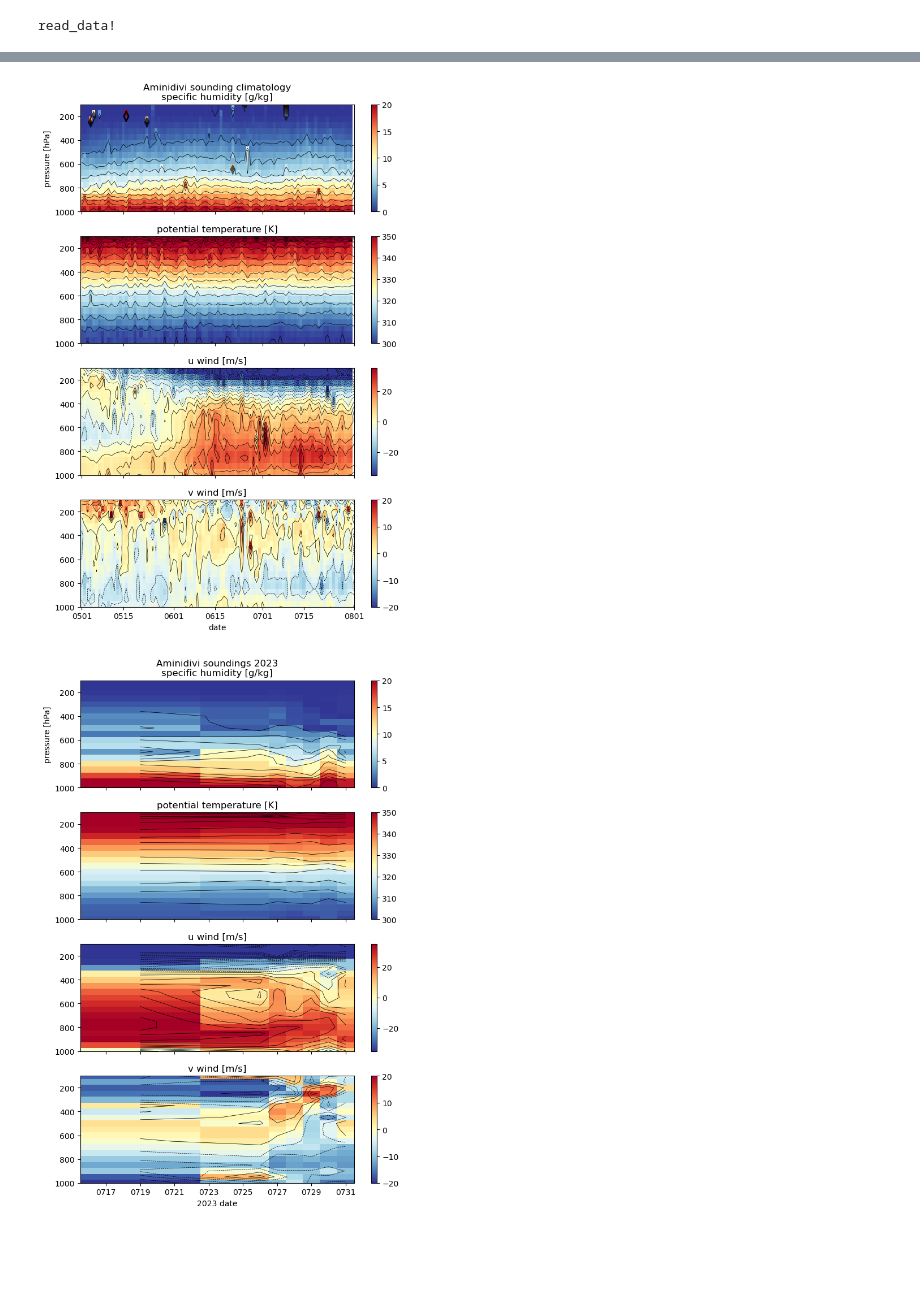
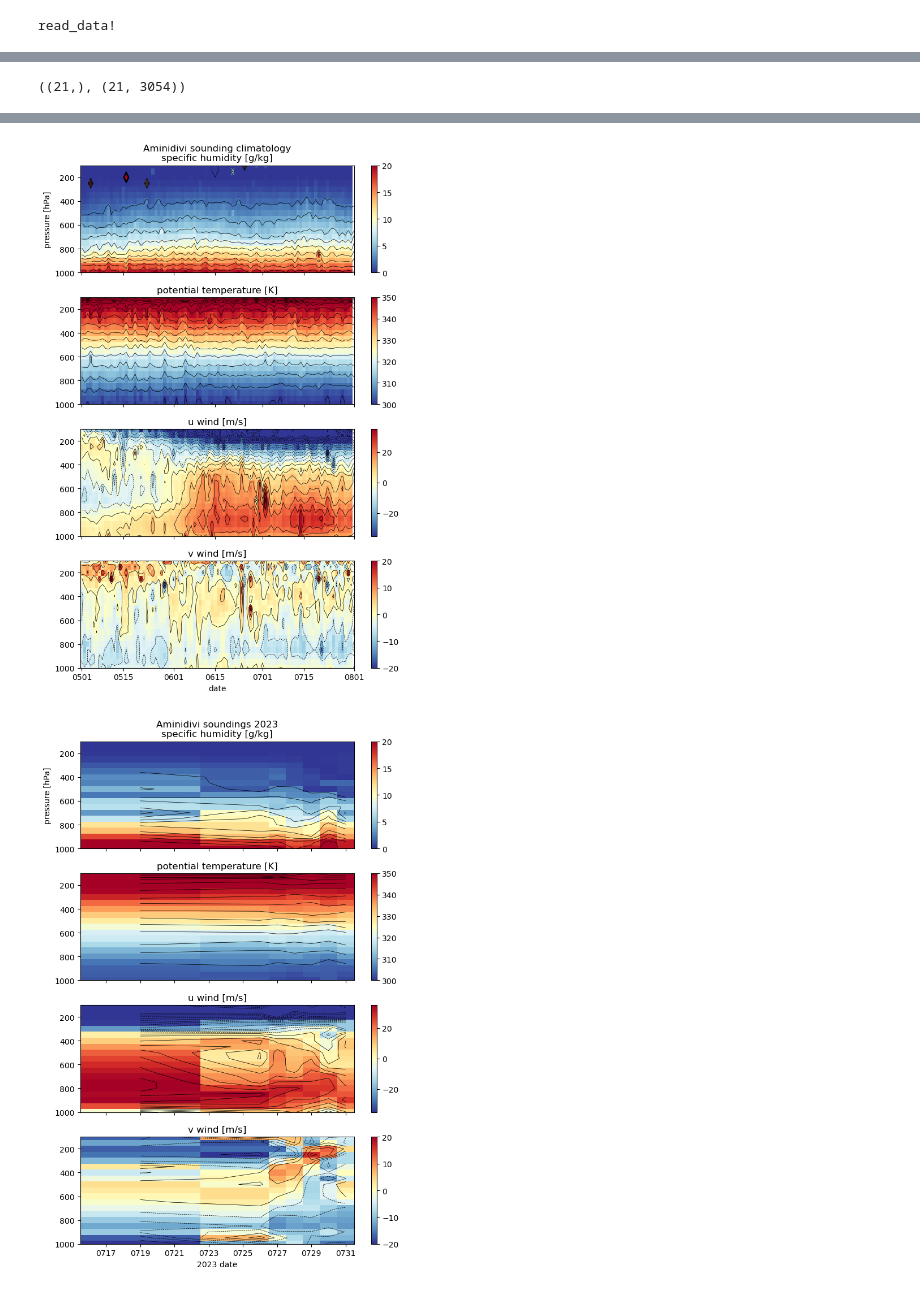
Before and after one commit to deszoeke/ASTRAL-soundings, a Jupyter notebook: src/amini_sond.ipynb, the cells around one changed output, grey strips where cells are left out. Drawn from its saved outputs; the diff is of its cells as text; code cells hidden in the pictures; blank space fills up the shorter version.

Commit message:
filtering on Amini plots

```diff
--- a/src/amini_sond.ipynb
+++ b/src/amini_sond.ipynb
@@ -424,3 +420,10 @@ Processing file: aminidivi20250715_0000.nc with datetime: 2025-07-15T00:00:00
+# %%
+# deglitch positive humidity spikes
+bad = spechum .> qs.(1e2.*plevs, temperature)
+spechum[findall(.!ismissing.(bad) .&& bad)] .= missing
+# doesn't get all glitches
+# %% [output]
+((21,), (21, 3054))
 # %%
 # compute profile climatology for each date of the monsoon season
 mddt = monthday.(dts)
@@ -465,41 +468,41 @@ pd = permutedims
 trm(x) = x[1:end-1, fit[1:end-1]]
 
 ax=axs[1]
-pc = ax.pcolormesh(dt.-Hour(12), plevs, 1e3*trm(c_q), vmin=0, vmax=20, cmap=PyPlot.cm.RdYlBu_r, shading="auto")
+pc = ax.pcolormesh(dt.-Hour(12), plevs.+25, 1e3*trm(c_q), vmin=0, vmax=20, cmap=PyPlot.cm.RdYlBu_r, shading="auto")
 colorbar(pc)
 cr = ax.contour(dt, plevs, 1e3*c_q[:,fit], levels=0:2:24, colors="k", linewidths=0.5)
 ax.set_ylabel("pressure [hPa]")
 ax.set_title("Aminidivi sounding climatology\nspecific humidity [g/kg]")
 
 ax=axs[2]
-pc = ax.pcolormesh(dt.-Hour(12), plevs, trm(c_th), vmin=300, vmax=350, cmap=PyPlot.cm.RdYlBu_r, shading="auto")
+pc = ax.pcolormesh(dt.-Hour(12), plevs.+25, trm(c_th), vmin=300, vmax=350, cmap=PyPlot.cm.RdYlBu_r, shading="auto")
 colorbar(pc)
 cr = ax.contour(dt, plevs, c_th[:,fit], levels=295:5:400, colors="k", linewidths=0.5)
 ax.set_title("potential temperature [K]")
 
 ax=axs[3]
-pc = ax.pcolormesh(dt.-Hour(12), plevs, trm(c_u), vmin=-35, vmax=35, cmap=PyPlot.cm.RdYlBu_r, shading="auto")
+pc = ax.pcolormesh(dt.-Hour(12), plevs.+25, trm(c_u), vmin=-35, vmax=35, cmap=PyPlot.cm.RdYlBu_r, shading="auto")
 colorbar(pc)
 cr = ax.contour(dt, plevs, c_u[:,fit], levels=-60:5:60, colors="k", linewidths=0.5)
 ax.set_title("u wind [m/s]")
 
 ax=axs[4]
-pc = ax.pcolormesh(dt.-Hour(12), plevs, trm(c_v), vmin=-20, vmax=20, cmap=PyPlot.cm.RdYlBu_r, shading="auto")
+pc = ax.pcolormesh(dt.-Hour(12), plevs.+25, trm(c_v), vmin=-20, vmax=20, cmap=PyPlot.cm.RdYlBu_r, shading="auto")
 colorbar(pc)
 cr = ax.contour(dt, plevs, c_v[:,fit], levels=-60:5:60, colors="k", linewidths=0.5)
 ax.set_title("v wind [m/s]")
 ax.set_xlabel("date")
 
 for ax in axs
     ax.set_ylim(1000, 100)
 end
 tight_layout()
 fmt = ["png", "pdf", "svg", "eps"]
 [ savefig("amini_clim_sond.$f") for f in fmt ]
 
 gcf()
 # %% [output]
-[figure, old version]
+[figure, new version]
 # %%
 # plot year
 year = 2023
```
Also changed, not shown: parts of 8 cells of this notebook.
